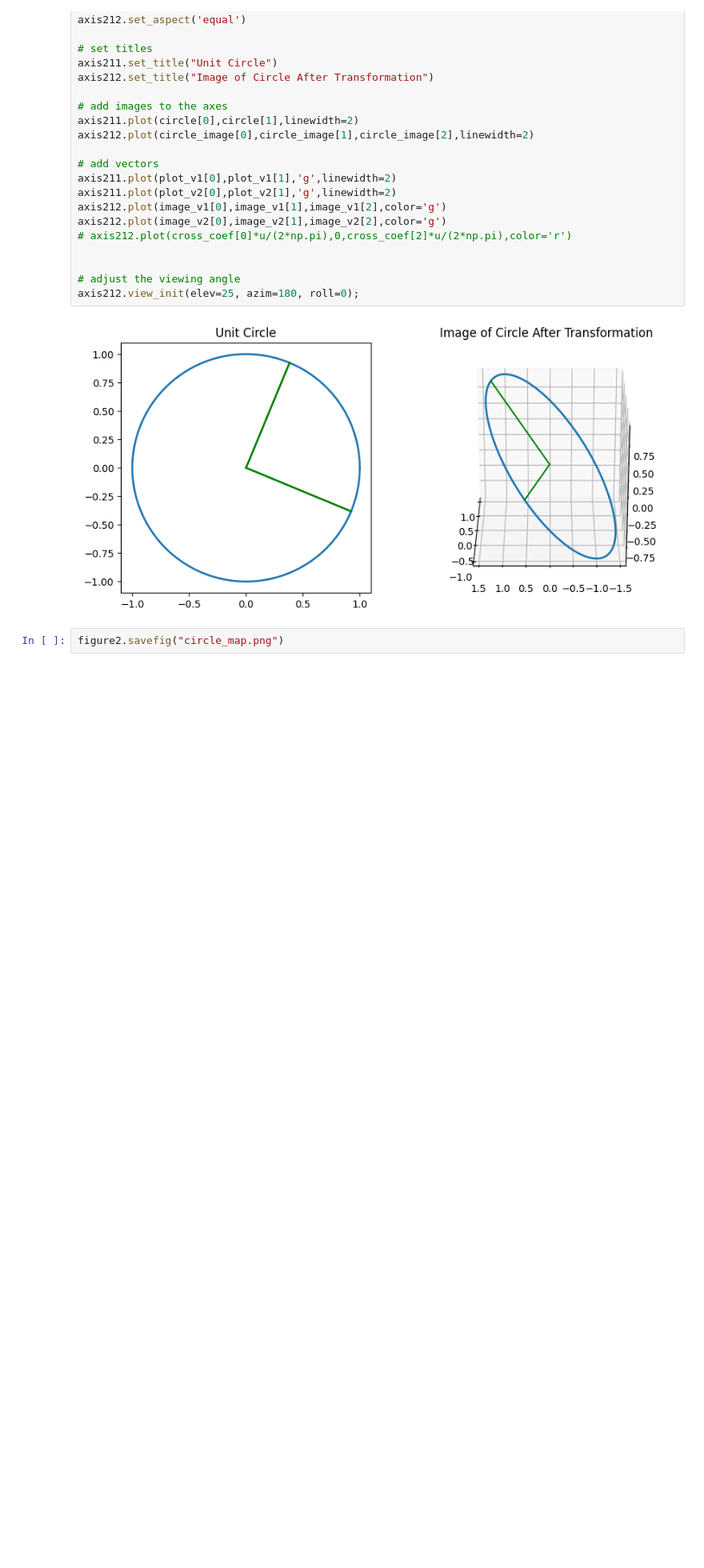
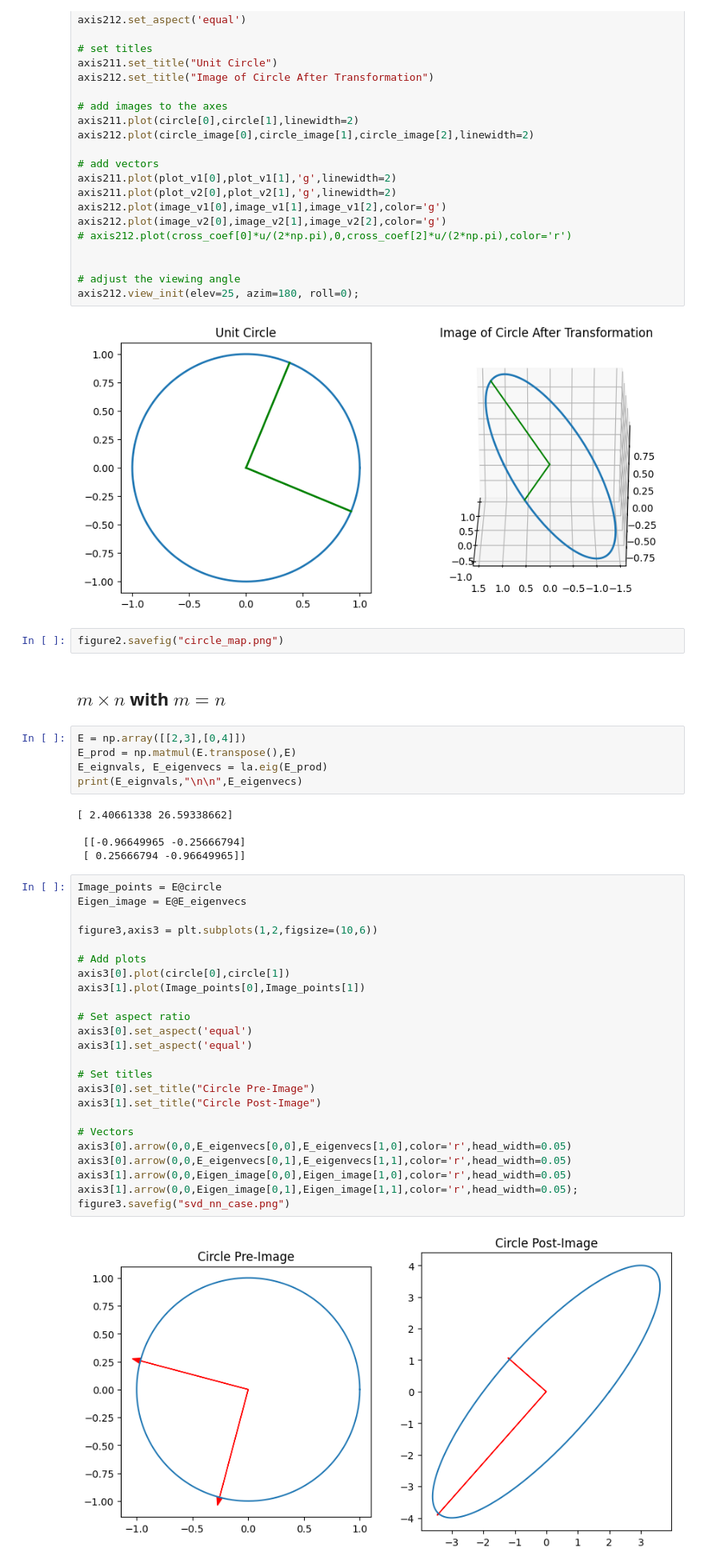
Before and after one commit to cfroccajr/Mmmmm..Machine_Learning, a Jupyter notebook: Class_Files/SVG-Concept-Visualize-Calculate.ipynb, the cells around one changed output. Shown at 80% size. Saved outputs shown, nothing was run; the diff lists cells and outputs as text; blank space fills up the shorter version.

Commit message:
added nxn case

```diff
--- a/Class_Files/SVG-Concept-Visualize-Calculate.ipynb
+++ b/Class_Files/SVG-Concept-Visualize-Calculate.ipynb
@@ -168,3 +172,41 @@ axis212.view_init(elev=25, azim=180, roll=0);
 [figure]
 # %%
 figure2.savefig("circle_map.png")
+# %% [markdown]
+## $m\times n$ with $m=n$
+# %%
+E = np.array([[2,3],[0,4]])
+E_prod = np.matmul(E.transpose(),E)
+E_eignvals, E_eigenvecs = la.eig(E_prod)
+print(E_eignvals,"\n\n",E_eigenvecs)
+# %% [output]
+[ 2.40661338 26.59338662]
+
+ [[-0.96649965 -0.25666794]
+ [ 0.25666794 -0.96649965]]
+# %%
+Image_points = E@circle
+Eigen_image = E@E_eigenvecs
+
+figure3,axis3 = plt.subplots(1,2,figsize=(10,6))
+
+# Add plots
+axis3[0].plot(circle[0],circle[1])
+axis3[1].plot(Image_points[0],Image_points[1])
+
+# Set aspect ratio
+axis3[0].set_aspect('equal')
+axis3[1].set_aspect('equal')
+
+# Set titles
+axis3[0].set_title("Circle Pre-Image")
+axis3[1].set_title("Circle Post-Image")
+
+# Vectors
+axis3[0].arrow(0,0,E_eigenvecs[0,0],E_eigenvecs[1,0],color='r',head_width=0.05)
+axis3[0].arrow(0,0,E_eigenvecs[0,1],E_eigenvecs[1,1],color='r',head_width=0.05)
+axis3[1].arrow(0,0,Eigen_image[0,0],Eigen_image[1,0],color='r',head_width=0.05)
+axis3[1].arrow(0,0,Eigen_image[0,1],Eigen_image[1,1],color='r',head_width=0.05);
+figure3.savefig("svd_nn_case.png")
+# %% [output]
+[figure, added]
```
Also changed, not shown: parts of 4 cells of this notebook, 1 other file.
